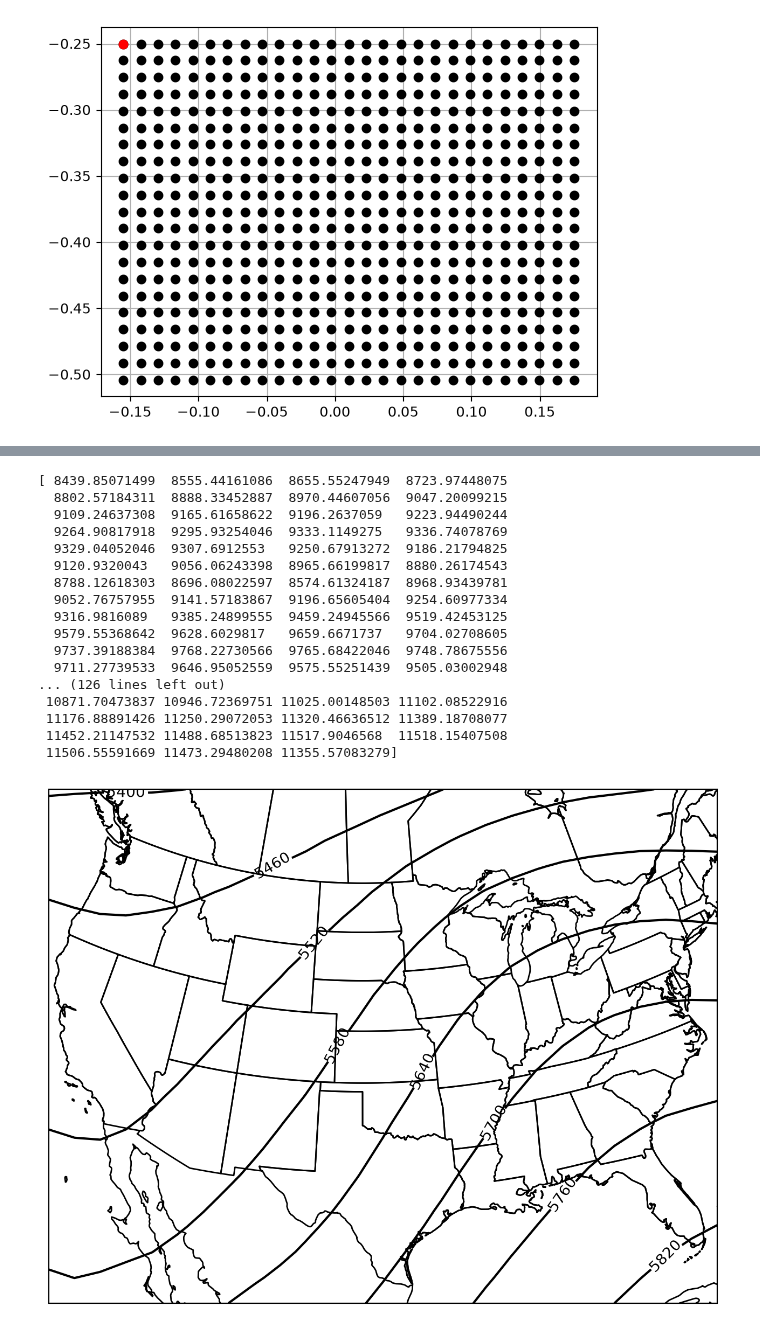
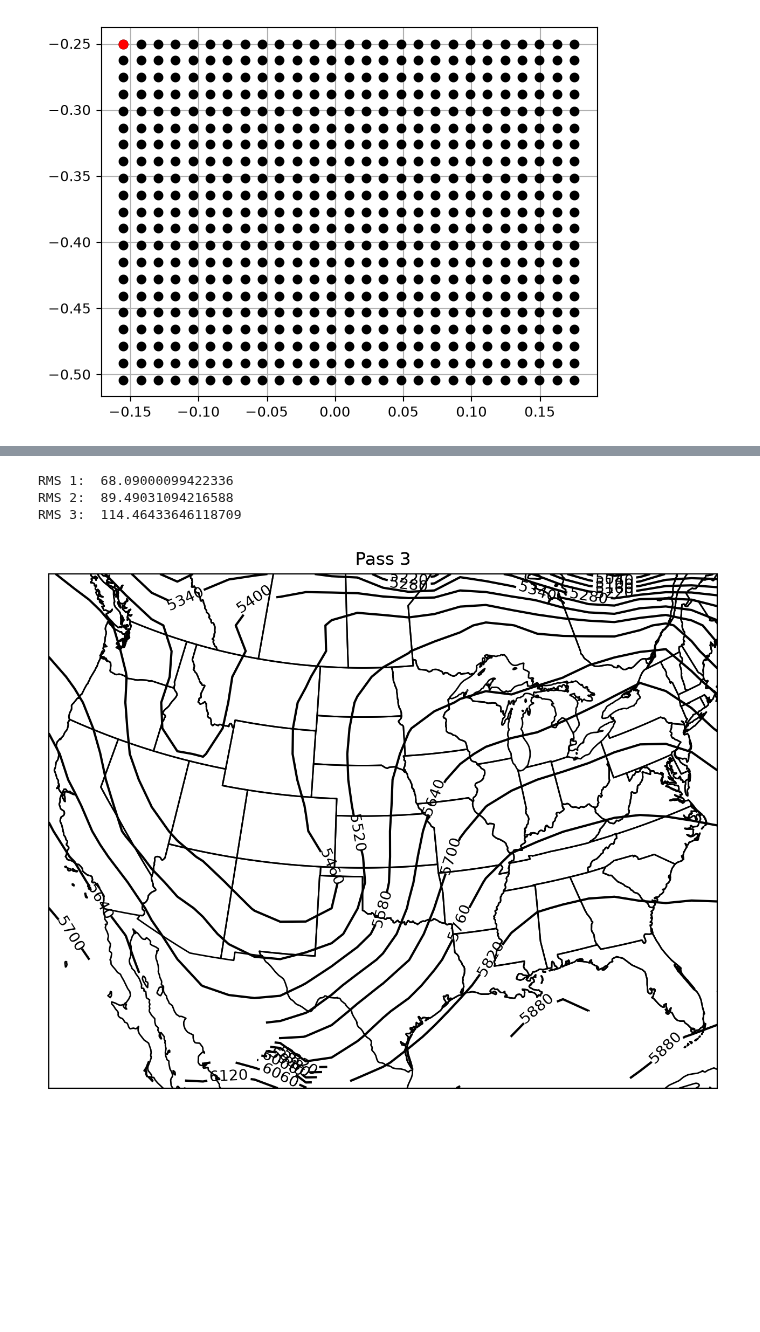
Before and after one commit to Old-World-Yew/ATSC528, a Jupyter notebook: 3-Successive_Corrections/successive_corrections.ipynb, the cells around one changed output, grey strips where cells are left out. Drawn from its saved outputs; the diff is of its cells as text; code cells hidden in the pictures; blank space fills up the shorter version.

```diff
--- a/3-Successive_Corrections/successive_corrections.ipynb
+++ b/3-Successive_Corrections/successive_corrections.ipynb
@@ -359,13 +362,17 @@ analysis1 = np.array(analysis1)
 ### Next Analyses ###
 
 def isOutsideGrid(x: float, y: float) -> bool:
+    '''Determine whether a point is inside or outside the bounds of the analysis grid. Returns True if the point is OUTSIDE the grid.'''
     return (x < .25) or (x > .504) or (y < -.155) or (y > .1752)
 
 
-def backgroundFromAnalysis(analysis: np.ndarray) -> np.ndarray:
+def backgroundFromAnalysis(analysis: np.ndarray, roi: float) -> np.ndarray:
+    '''Take a set of analysis values and use them to generate background values at each observation point'''
     background = []
     for i in range(len(obsx)):
+
         if(isOutsideGrid(obsx[i],obsy[i])):
+            # If the observation point is outside the analysis grid, we interpolate with the Cressman function
             bgVal = analyze(obsx[i], obsy[i], gridx.flatten(), gridy.flatten(), analysis1, roi, bgArr=None, bgVal=None, first=True)
         else:
             bgVal = bilinearInterpolate(obsx[i], obsy[i], x, y, analysis)
@@ -374,7 +381,7 @@ def backgroundFromAnalysis(analysis: np.ndarray) -> np.ndarray:
 
     return background
 
-a1background = backgroundFromAnalysis(graphZ1)
+a1background = backgroundFromAnalysis(graphZ1, roi1)
 
 analysis2 = []
 graphZ2 = np.ndarray((len(x), len(y)))
@@ -384,13 +391,13 @@ for i in range(len(x)):
     for j in range(len(y)):
         currBgInd = (27 * i) + j
         currBgVal = analysis1[currBgInd]
-        currVal = analyze(x[i],y[j], obsx, obsy, observations[:,3], roi, a1background, currBgVal)
+        currVal = analyze(x[i],y[j], obsx, obsy, observations[:,3], roi2, a1background, currBgVal)
         analysis2.append(currVal)
         graphZ2[i][j] = currVal
 
 analysis2 = np.array(analysis2)
 
-a2background = backgroundFromAnalysis(graphZ2)
+a2background = backgroundFromAnalysis(graphZ2, roi2)
 
 analysis3 = []
 graphZ3 = np.ndarray((len(x), len(y)))
@@ -399,60 +406,61 @@ for i in range(len(x)):
     for j in range(len(y)):
         currBgInd = (27 * i) + j
         currBgVal = analysis2[currBgInd]
-        currVal = analyze(x[i],y[j], obsx, obsy, observations[:,3], roi, a2background, currBgVal)
+        currVal = analyze(x[i],y[j], obsx, obsy, observations[:,3], roi3, a2background, currBgVal)
         analysis3.append(currVal)
         graphZ3[i][j] = currVal
 
 analysis3 = np.array(analysis3)
 
-
-print(analysis2)
+a3background = backgroundFromAnalysis(graphZ3, roi3)
-# %% [output]
-[ 8439.85071499  8555.44161086  8655.55247949  8723.97448075
-  8802.57184311  8888.33452887  8970.44607056  9047.20099215
-  9109.24637308  9165.61658622  9196.2637059   9223.94490244
-  9264.90817918  9295.93254046  9333.1149275   9336.74078769
-  9329.04052046  9307.6912553   9250.67913272  9186.21794825
-  9120.9320043   9056.06243398  8965.66199817  8880.26174543
-  8788.12618303  8696.08022597  8574.61324187  8968.93439781
-  9052.76757955  9141.57183867  9196.65605404  9254.60977334
-  9316.9816089   9385.24899555  9459.24945566  9519.42453125
-  9579.55368642  9628.6029817   9659.6671737   9704.02708605
-  9737.39188384  9768.22730566  9765.68422046  9748.78675556
-  9711.27739533  9646.95052559  9575.55251439  9505.03002948
-... (126 lines left out)
- 10871.70473837 10946.72369751 11025.00148503 11102.08522916
- 11176.88891426 11250.29072053 11320.46636512 11389.18708077
- 11452.21147532 11488.68513823 11517.9046568  11518.15407508
- 11506.55591669 11473.29480208 11355.57083279]
 # %%
 ### Calculate Analysis Differences
 
-diff31 = analysis3 - analysis1
-diff32 = analysis3 - analysis2
-diff21 = analysis2 - analysis1
+diff31 = graphZ3 - graphZ1
+diff32 = graphZ3 - graphZ2
+diff21 = graphZ2 - graphZ1
 
 # print(diff31)
 # print(diff32)
 # print(diff21)
+
+
+# Initialize lists that will be used for calculating root-mean-squared values
+backgrounds = [a1background, a2background, a3background]
+rms = []
+
+# For each set of analyses over the observation points, calculate the RMS difference between the analysis value and the observation value
+for bg in backgrounds:
+    obDiff = observations[:,3] - np.nan_to_num(bg)
+    obDiffMeanSq = (obDiff.mean()) ** 2
+    rms.append(np.sqrt(obDiffMeanSq / len(observations[:,3])))
+
+# Print the RMS values neatly :)
+for r in range(len(rms)):
+    print(f'RMS {r + 1}: ', rms[r])
+# %% [output]
+RMS 1:  68.09000099422336
+RMS 2:  89.49031094216588
+RMS 3:  114.46433646118709
 # %%
 ### Plot 500mb analyses over a map ###
 #use old code...
 import os
-os.environ["PROJ_IGNORE_CELESTIAL_BODY"] = "YES"
 
 globe = ccrs.Globe(ellipse=None, semimajor_axis=rho/100, semiminor_axis=rho/100)
 proj = ccrs.Stereographic(central_longitude=-100,central_latitude=90,true_scale_latitude=60,globe=globe)
 fig = plt.figure(figsize=(8,8),dpi=200)
 ax1 = fig.add_subplot(111,projection=proj)
 ax1.add_feature(cfeature.STATES)
 ax1.add_feature(cfeature.COASTLINE)
 # plot analysis (MAY NEED TO CHANGE VARIABLE NAMES/INDICES) #
-cs1 = ax1.contour(gridy/100/m,-gridx/100/m,graphZ1.T,colors='k',levels=np.arange(0,8000,60),transform=proj)
+cs1 = ax1.contour(gridy/100/m,-gridx/100/m,graphZ3.T,colors='k',levels=np.arange(0,8000,60),transform=proj)
 plt.clabel(cs1,levels=np.arange(0,8000,60))
 
+ax1.set(title='Pass 3')
+
 plt.show()
 # %% [output]
-[figure, old version]
+[figure, new version]
 # %%
 ### Plot Analysis Differences ###
```
Also changed, not shown: parts of 6 cells of this notebook, 1 other file.
